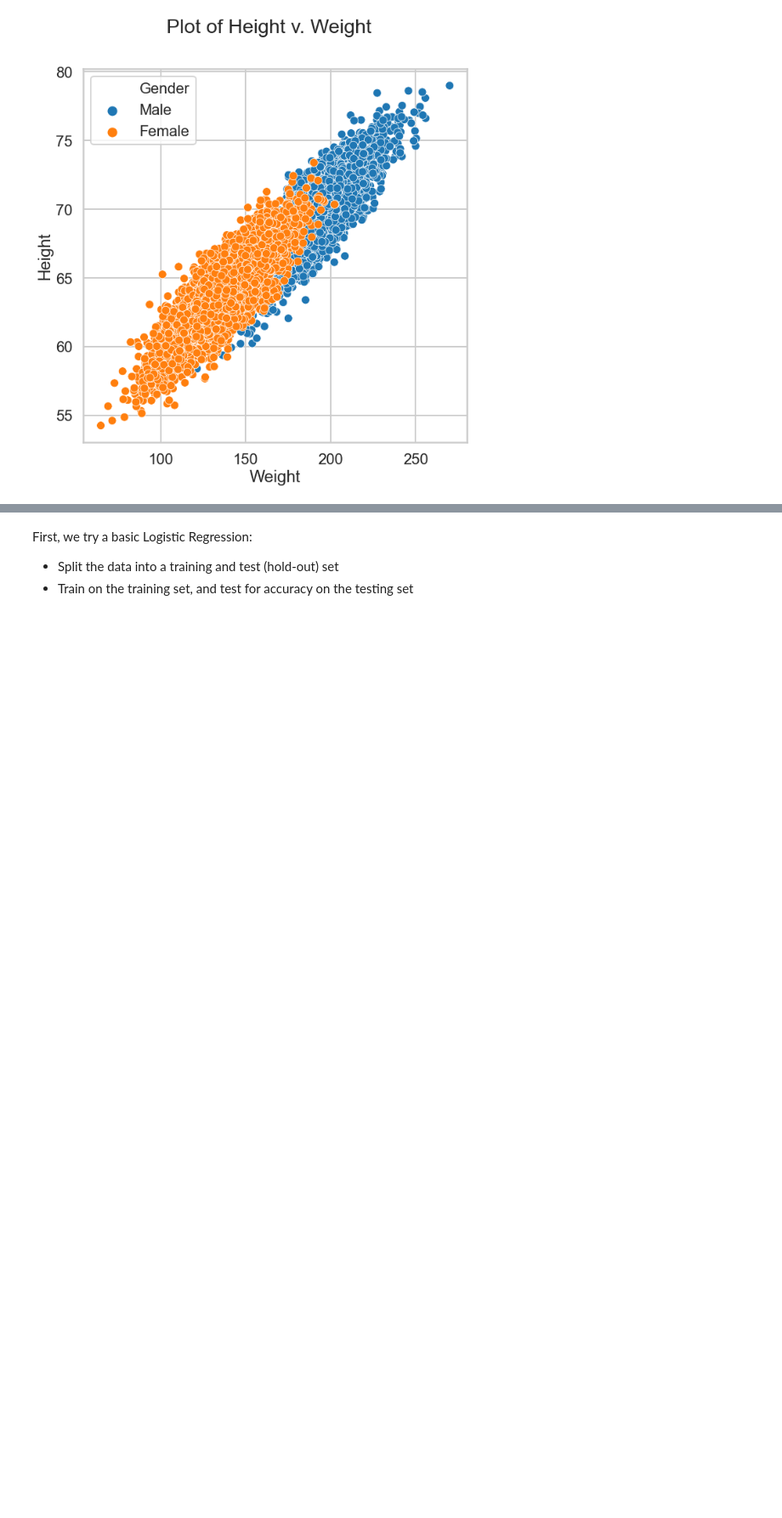
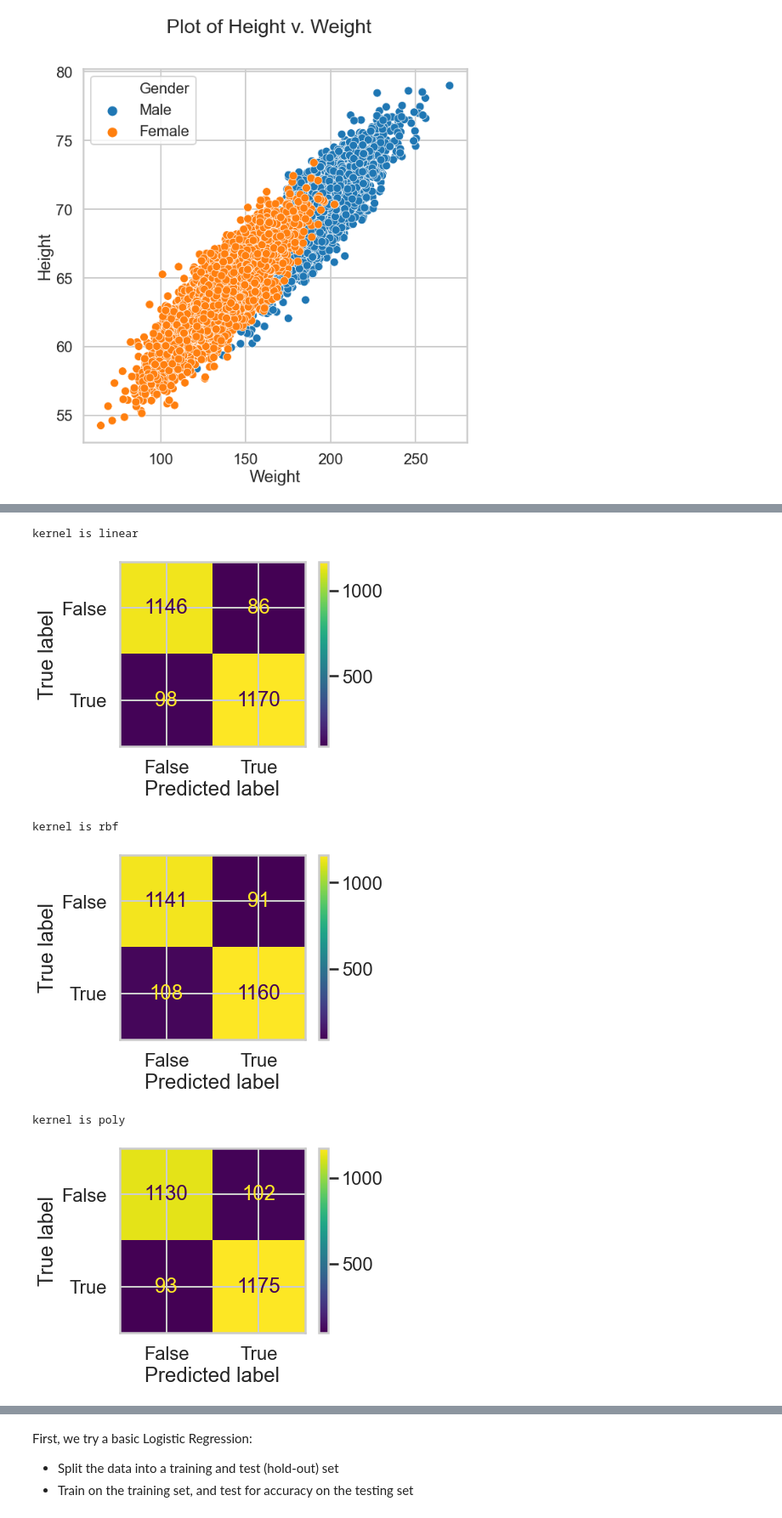
Before and after one commit to sl7423/mec-mini-projects, a Jupyter notebook: mec-12.4.2-logistic-regression-mini-project/Mini_Project_Logistic_Regression.ipynb, the cells around one changed output, grey strips where cells are left out. Shown at 85% size. Cells and saved outputs as stored; diff of their text form; code cells hidden in the pictures; blank space fills up the shorter version.

```diff
--- a/mec-12.4.2-logistic-regression-mini-project/Mini_Project_Logistic_Regression.ipynb
+++ b/mec-12.4.2-logistic-regression-mini-project/Mini_Project_Logistic_Regression.ipynb
@@ -173,0 +265,19 @@ plt.show()
+# %%
+#Tuning the Support Vector Classifier - Polynomial kernels
+from sklearn import svm
+
+kernels = ['linear', 'rbf', 'poly']
+for kernel in kernels:
+    svm = SVC(kernel=kernel).fit(scaled_X_train, y_train)
+    cm = confusion_matrix(y_test, svm.predict(scaled_X_test), labels=[0,1])
+    disp = ConfusionMatrixDisplay(confusion_matrix=cm, display_labels=clf.classes_)
+    print('kernel is {}'.format(kernel))
+    disp.plot()
+    plt.show()
+# %% [output]
+kernel is linear
+[figure, added]
+kernel is rbf
+[figure, added]
+kernel is poly
+[figure, added]
```
Also changed, not shown: parts of 18 cells of this notebook.
